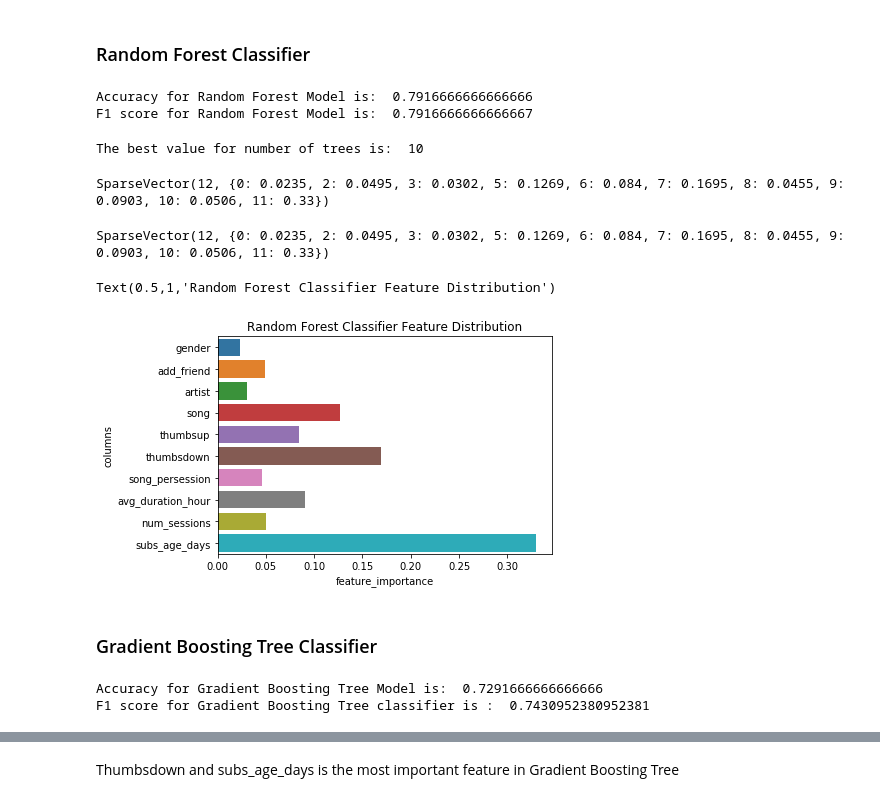
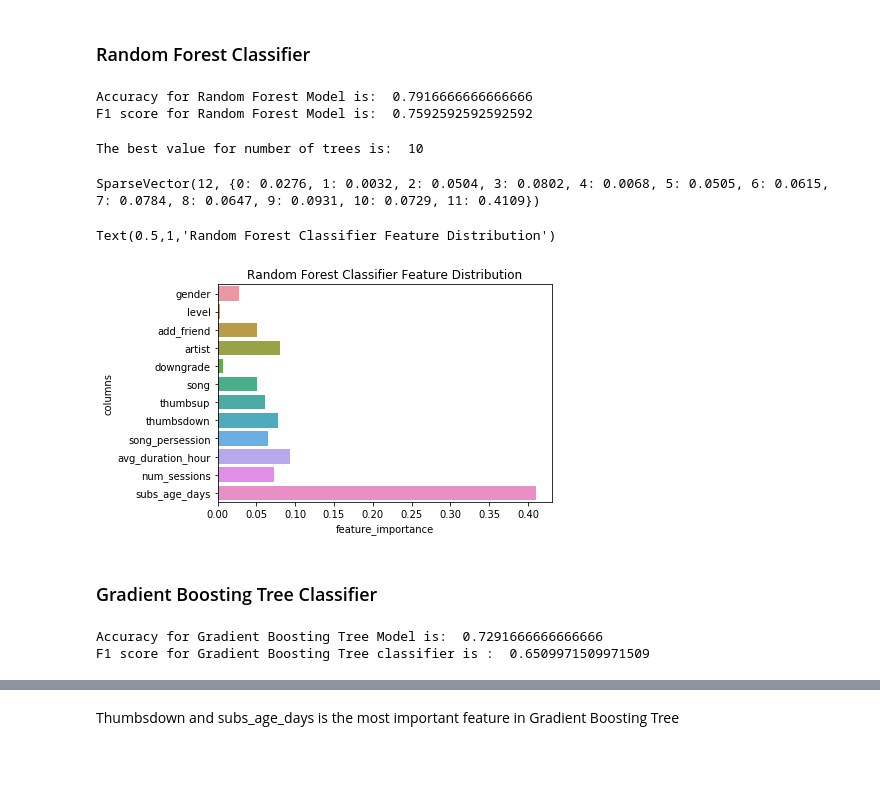
Before and after one commit to dhanys24/sparkify, a Jupyter notebook: Sparkify.ipynb, the cells around one changed output, grey strips where cells are left out. Cells and saved outputs as stored; diff of their text form; code cells hidden in the pictures; blank space fills up the shorter version.

```diff
--- a/Sparkify.ipynb
+++ b/Sparkify.ipynb
@@ -513,7 +522,7 @@ paramGrid = ParamGridBuilder() \
 
 crossval_rf = CrossValidator(estimator=pipeline_rf,
                           estimatorParamMaps=paramGrid,
-                          evaluator=MulticlassClassificationEvaluator(),
+                          evaluator=BinaryClassificationEvaluator(),
                           numFolds=3)
 
 cvModel_rf = crossval_rf.fit(train)
@@ -521,17 +530,31 @@ cvModel_rf.avgMetrics
 results_rf = cvModel_rf.transform(test)
 print("Accuracy for Random Forest Model is: ", results_rf.filter(results_rf.label == results_rf.prediction).count()/ results_rf.count())
 
-evaluator = MulticlassClassificationEvaluator(metricName="f1")
+evaluator = BinaryClassificationEvaluator()
 score = evaluator.evaluate(results_rf)
 print("F1 score for Random Forest Model is: ", score)
 # %% [output]
 Accuracy for Random Forest Model is:  0.7916666666666666
-F1 score for Random Forest Model is:  0.7916666666666667
+F1 score for Random Forest Model is:  0.7592592592592592
 # %%
 print("The best value for number of trees is: ", cvModel_rf.bestModel.stages[-1]._java_obj.parent().getNumTrees())
 # %% [output]
 The best value for number of trees is:  10
+# %%
+features_col_rf = [
+ 'gender',
+ 'level',
+ 'add_friend',
+ 'artist',
+ 'downgrade',
+ 'song',
+ 'thumbsup',
+ 'thumbsdown',
+ 'song_persession',
+ 'avg_duration_hour',
+ 'num_sessions',
+ 'subs_age_days']
 # %%
 cvModel_rf.bestModel.stages[2].featureImportances
 # %% [output]
-SparseVector(12, {0: 0.0235, 2: 0.0495, 3: 0.0302, 5: 0.1269, 6: 0.084, 7: 0.1695, 8: 0.0455, 9: 0.0903, 10: 0.0506, 11: 0.33})
+SparseVector(12, {0: 0.0276, 1: 0.0032, 2: 0.0504, 3: 0.0802, 4: 0.0068, 5: 0.0505, 6: 0.0615, 7: 0.0784, 8: 0.0647, 9: 0.0931, 10: 0.0729, 11: 0.4109})
@@ -552,15 +561,11 @@ features_col_gbt = [
-# %%
-cvModel_rf.bestModel.stages[2].featureImportances
-# %% [output]
-SparseVector(12, {0: 0.0235, 2: 0.0495, 3: 0.0302, 5: 0.1269, 6: 0.084, 7: 0.1695, 8: 0.0455, 9: 0.0903, 10: 0.0506, 11: 0.33})
 # %%
 feature_importances = cvModel_rf.bestModel.stages[2].featureImportances.values.tolist()
-feature_importance_df = pd.DataFrame({'feature_importance': feature_importances, 'columns': features_col_gbt})
+feature_importance_df = pd.DataFrame({'feature_importance': feature_importances, 'columns': features_col_rf})
 graph = sns.barplot(x='feature_importance', y='columns', data=feature_importance_df)
 graph.set_title('Random Forest Classifier Feature Distribution')
 # %% [output]
 Text(0.5,1,'Random Forest Classifier Feature Distribution')
-[figure, old version]
+[figure, new version]
 # %% [markdown]
 ### Gradient Boosting Tree Classifier
 # %%
@@ -571,19 +576,19 @@ paramGrid = ParamGridBuilder() \
     .build()
 crossval_gbt = CrossValidator(estimator=pipeline_gbt,
                           estimatorParamMaps=paramGrid,
-                          evaluator=MulticlassClassificationEvaluator(),
+                          evaluator=BinaryClassificationEvaluator(),
                           numFolds=3, collectSubModels=True)
 cvModel_gbt = crossval_gbt.fit(train)
 cvModel_gbt.avgMetrics
 results_gbt = cvModel_gbt.transform(test)
 print("Accuracy for Gradient Boosting Tree Model is: ", results_gbt.filter(results_gbt.label == results_gbt.prediction).count()/ results_gbt.count())
 
-evaluator = MulticlassClassificationEvaluator(metricName="f1")
+evaluator = BinaryClassificationEvaluator()
 score = evaluator.evaluate(results_gbt)
 print("F1 score for Gradient Boosting Tree classifier is : ", score)
 # %% [output]
 Accuracy for Gradient Boosting Tree Model is:  0.7291666666666666
-F1 score for Gradient Boosting Tree classifier is :  0.7430952380952381
+F1 score for Gradient Boosting Tree classifier is :  0.6509971509971509
 # %%
 print("The best value for maximum number of iterations is: ", cvModel_gbt.bestModel.stages[-1]._java_obj.parent().getMaxIter())
 # %% [output]
```
Also changed, not shown: parts of 28 cells of this notebook, 1 other file.
